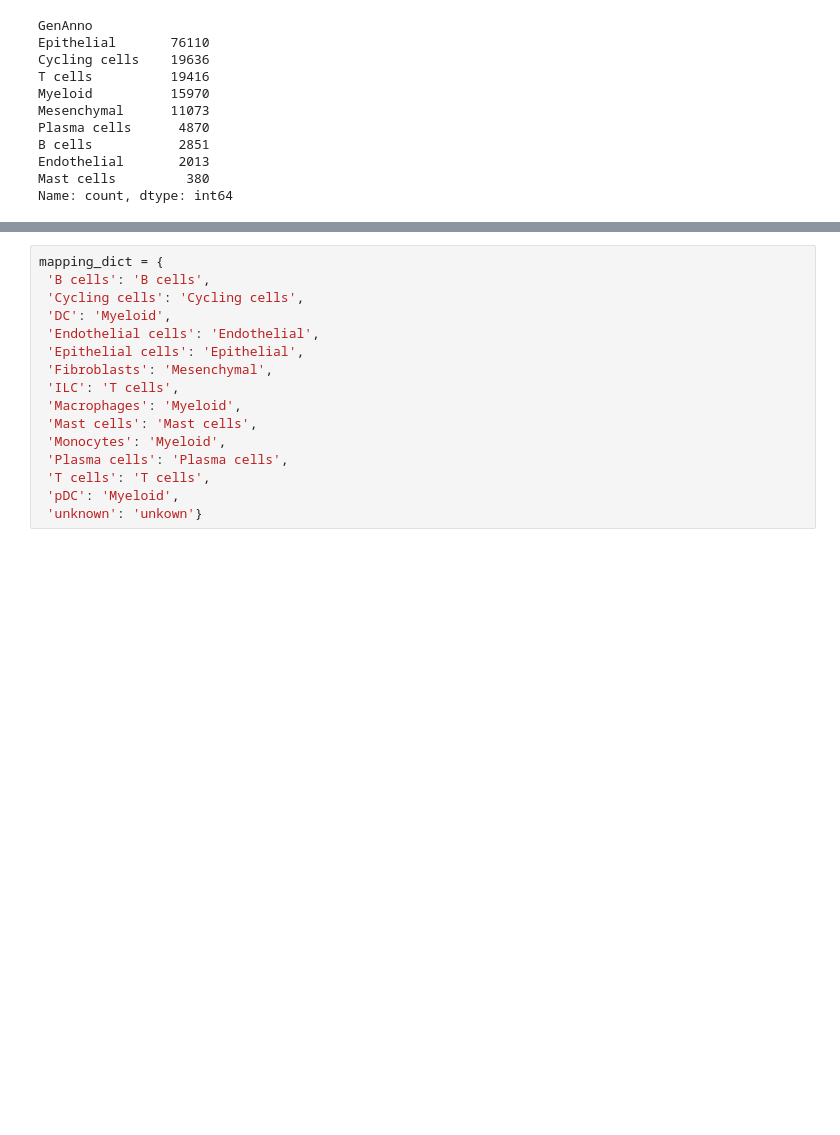
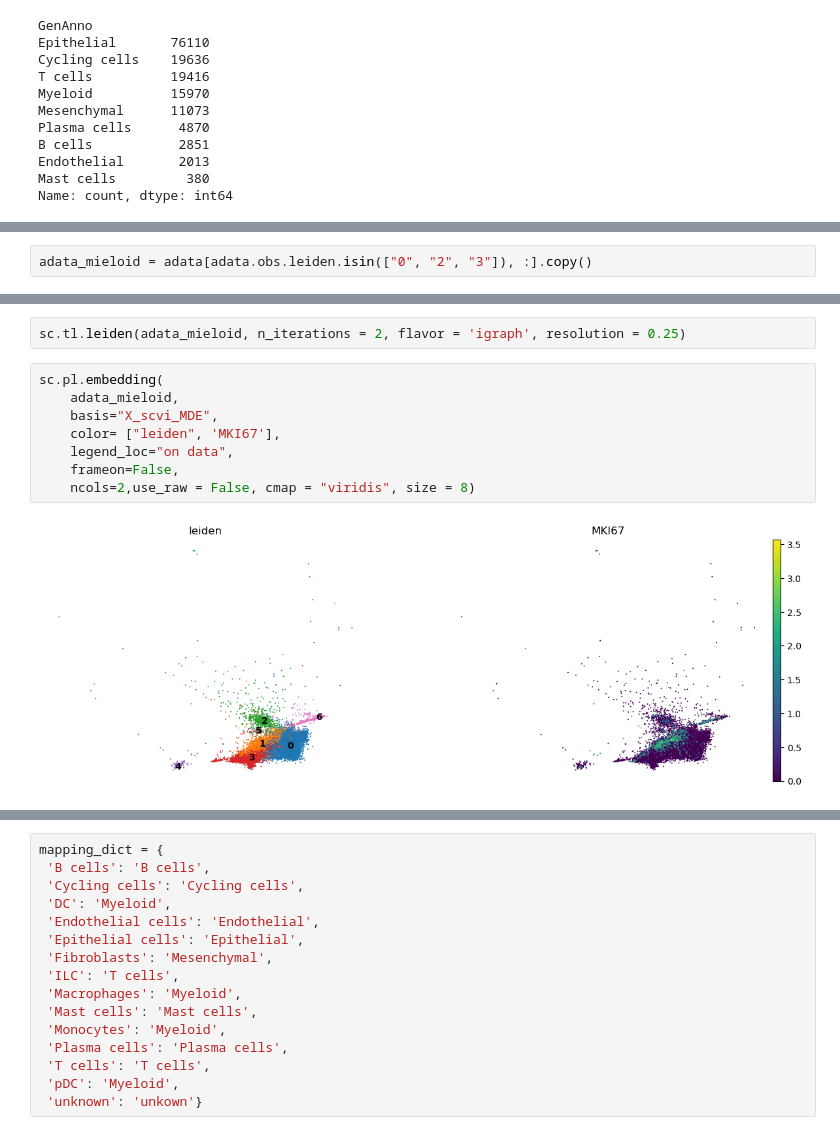
Before and after one commit to ignagarlav/Breast-Cancer-Heterogeneity, a Jupyter notebook: 02Integration/GenAnno.ipynb, the cells around one changed output, grey strips where cells are left out. Drawn from its saved outputs; the diff is of its cells as text; blank space fills up the shorter version.

```diff
--- a/02Integration/GenAnno.ipynb
+++ b/02Integration/GenAnno.ipynb
@@ -107,0 +172,2 @@ Name: count, dtype: int64
+# %%
+adata_mieloid = adata[adata.obs.leiden.isin(["0", "2", "3"]), :].copy()
@@ -107,0 +185,12 @@ Name: count, dtype: int64
+# %%
+sc.tl.leiden(adata_mieloid, n_iterations = 2, flavor = 'igraph', resolution = 0.25)
+# %%
+sc.pl.embedding(
+    adata_mieloid,
+    basis="X_scvi_MDE",
+    color= ["leiden", 'MKI67'],
+    legend_loc="on data",
+    frameon=False,
+    ncols=2,use_raw = False, cmap = "viridis", size = 8)
+# %% [output]
+[figure, added]
```
Also changed, not shown: parts of 33 cells of this notebook.
